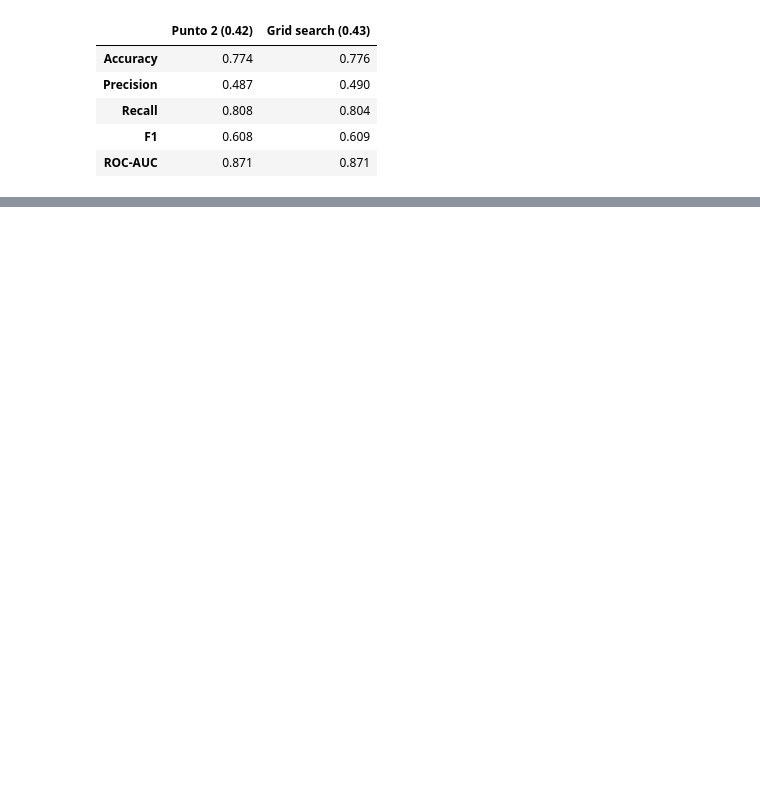
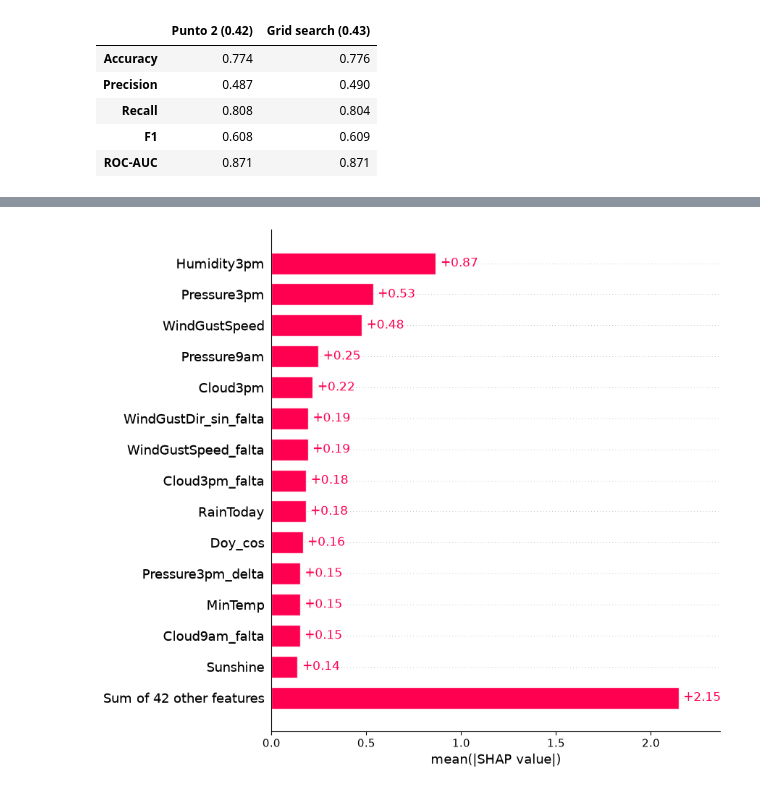
Before and after one commit to Guillerminav/TP_AA1_Arias_Bousono_Casariego, a Jupyter notebook: TP_2/TP-clasificacion-AA1.ipynb, the cells around one changed output, grey strips where cells are left out. Saved outputs shown, nothing was run; the diff lists cells and outputs as text; code cells hidden in the pictures; blank space fills up the shorter version.

```diff
--- a/TP_2/TP-clasificacion-AA1.ipynb
+++ b/TP_2/TP-clasificacion-AA1.ipynb
@@ -1013,0 +1021,16 @@ pd.DataFrame({f'Punto 2 ({umbral_elegido:.2f})': calcular_metricas(y_val, prob_v
+# %%
+modelo_final = grid.best_estimator_
+
+X_fondo = X_train_scaled.sample(1000, random_state=42)
+X_explicar = X_test_scaled.sample(2000, random_state=42)
+
+explainer = shap.LinearExplainer(modelo_final, X_fondo)
+sv_escalado = explainer(X_explicar)
+
+sv = shap.Explanation(values=sv_escalado.values,
+                        base_values=sv_escalado.base_values,
+                        data=X_test.loc[X_explicar.index].values,
+                        feature_names=list(X_test.columns))
+
+valor_base = sv.base_values[0]
+print(f'Valor base: {valor_base:.3f} log-odds -> probabilidad {1 / (1 + np.exp(-valor_base)):.1f}')
@@ -1013,0 +1075,4 @@ pd.DataFrame({f'Punto 2 ({umbral_elegido:.2f})': calcular_metricas(y_val, prob_v
+# %%
+shap.plots.bar(sv, max_display=15)
+# %% [output]
+[figure, added]
```
Also changed, not shown: parts of 14 cells of this notebook.
